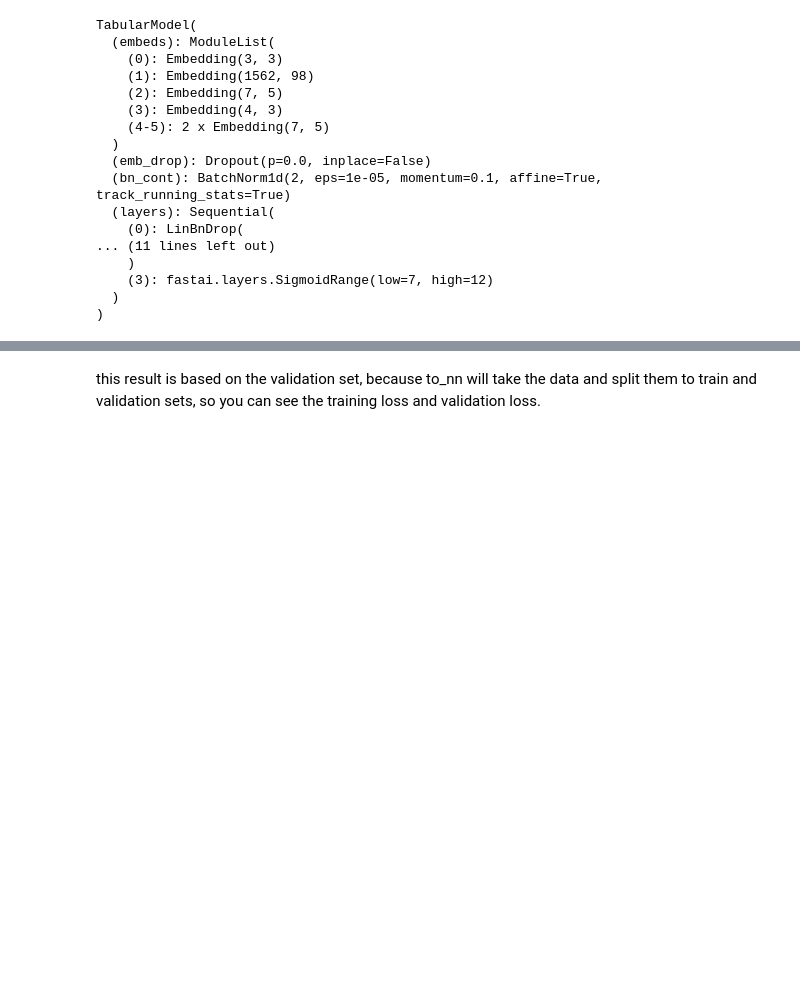
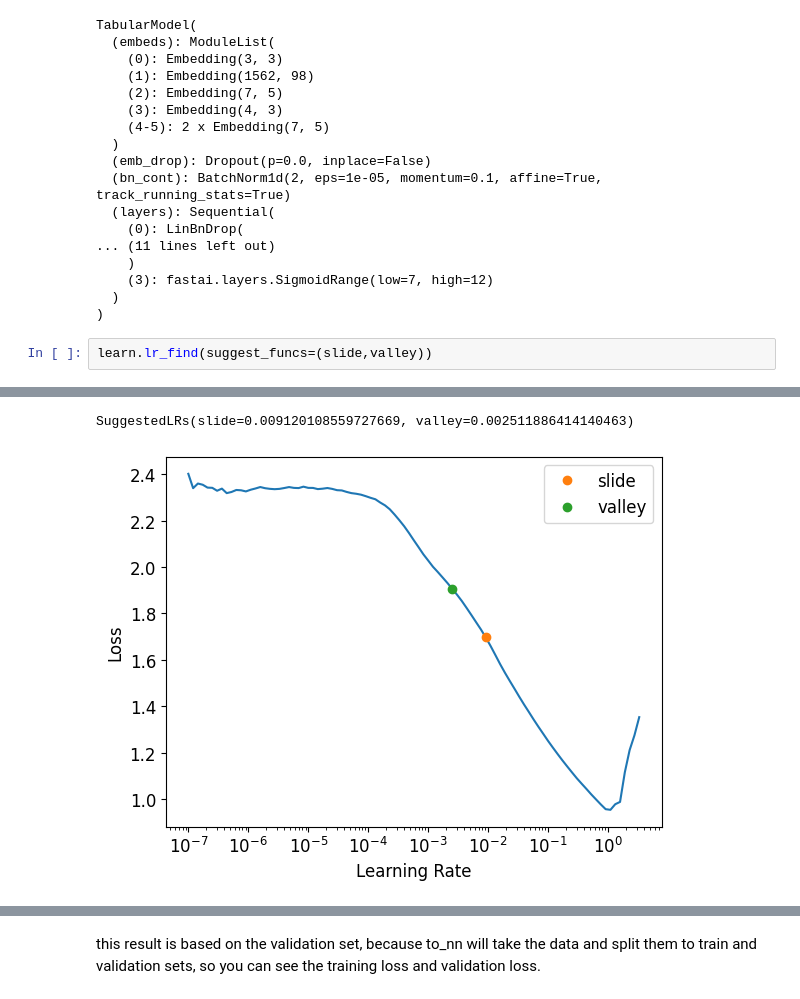
Before and after one commit to Ali-Alshaikh/ML_DL_project, a Jupyter notebook: final_submission.ipynb, the cells around one changed output, grey strips where cells are left out. Cells and saved outputs as stored; diff of their text form; blank space fills up the shorter version.

```diff
--- a/final_submission.ipynb
+++ b/final_submission.ipynb
@@ -309,3 +337,6 @@ TabularModel(
     (3): fastai.layers.SigmoidRange(low=7, high=12)
   )
 )
+# %%
+learn.lr_find(suggest_funcs=(slide,valley))
+# %% [output]
@@ -312 +344,3 @@ TabularModel(
+SuggestedLRs(slide=0.009120108559727669, valley=0.002511886414140463)
+[figure, added]
 # %%
```
Also changed, not shown: parts of 14 cells of this notebook.
